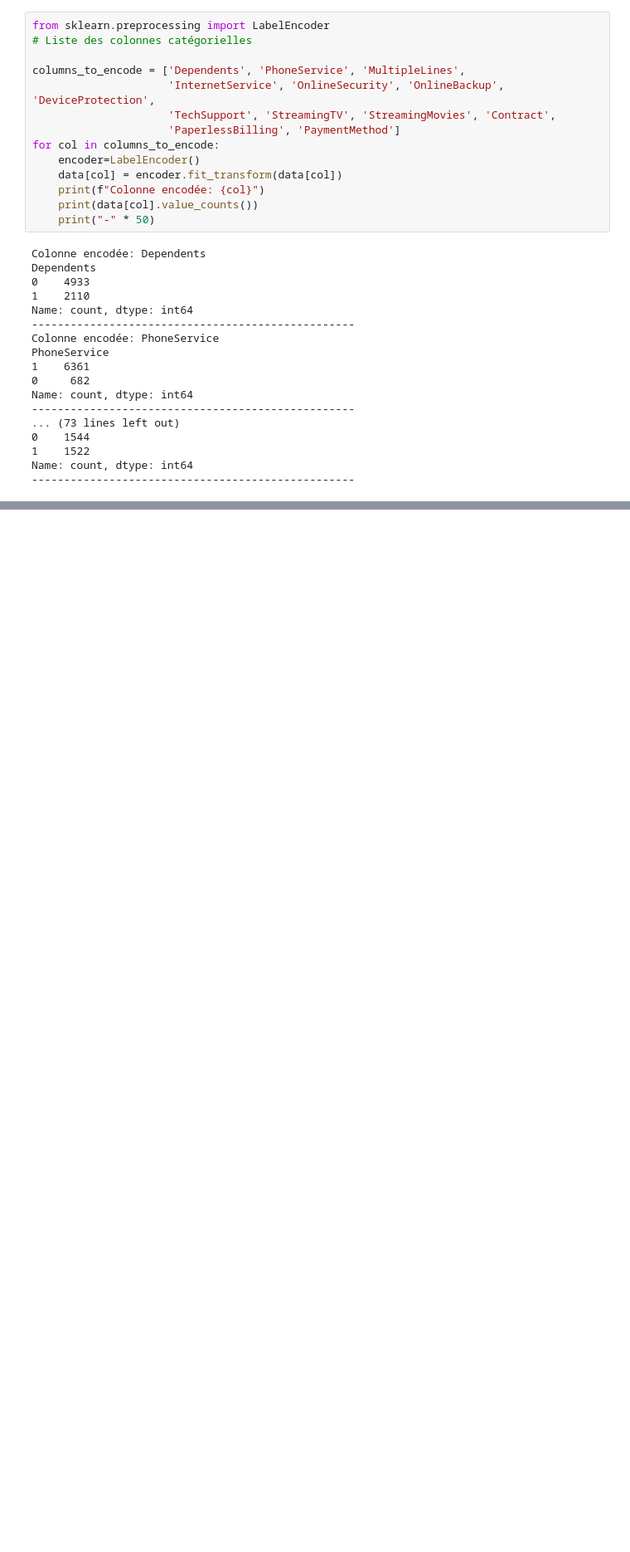
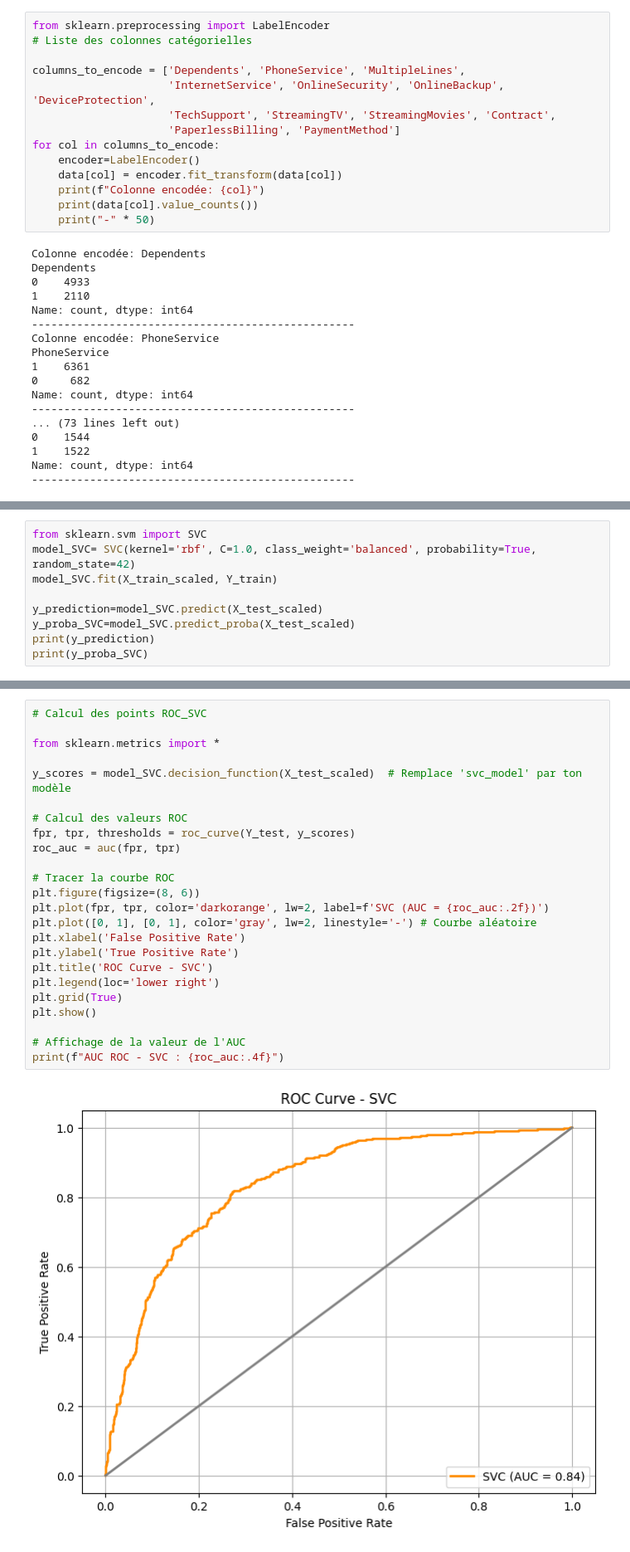
Before and after one commit to FatimaMachay7/Projet_Pr-diction-du-Churn-Client, a Jupyter notebook: scr/Data_Chur.ipynb, the cells around one changed output, grey strips where cells are left out. Shown: that part at 83% size. Drawn from its saved outputs; the diff is of its cells as text; blank space fills up the shorter version.

```diff
--- a/scr/Data_Chur.ipynb
+++ b/scr/Data_Chur.ipynb
@@ -393,0 +486,9 @@ F1 Score : 0.6417
+# %%
+from sklearn.svm import SVC
+model_SVC= SVC(kernel='rbf', C=1.0, class_weight='balanced', probability=True, random_state=42)
+model_SVC.fit(X_train_scaled, Y_train)
+
+y_prediction=model_SVC.predict(X_test_scaled)
+y_proba_SVC=model_SVC.predict_proba(X_test_scaled)
+print(y_prediction)
+print(y_proba_SVC)
@@ -393,0 +519,26 @@ F1 Score : 0.6417
+# %%
+# Calcul des points ROC_SVC
+
+from sklearn.metrics import *
+
+y_scores = model_SVC.decision_function(X_test_scaled)  # Remplace 'svc_model' par ton modèle
+
+# Calcul des valeurs ROC
+fpr, tpr, thresholds = roc_curve(Y_test, y_scores)
+roc_auc = auc(fpr, tpr)
+
+# Tracer la courbe ROC
+plt.figure(figsize=(8, 6))
+plt.plot(fpr, tpr, color='darkorange', lw=2, label=f'SVC (AUC = {roc_auc:.2f})')
+plt.plot([0, 1], [0, 1], color='gray', lw=2, linestyle='-') # Courbe aléatoire
+plt.xlabel('False Positive Rate')
+plt.ylabel('True Positive Rate')
+plt.title('ROC Curve - SVC')
+plt.legend(loc='lower right')
+plt.grid(True)
+plt.show()
+
+# Affichage de la valeur de l'AUC
+print(f"AUC ROC - SVC : {roc_auc:.4f}")
+# %% [output]
+[figure, added]
```
Also changed, not shown: parts of 22 cells of this notebook, 7 other files.
